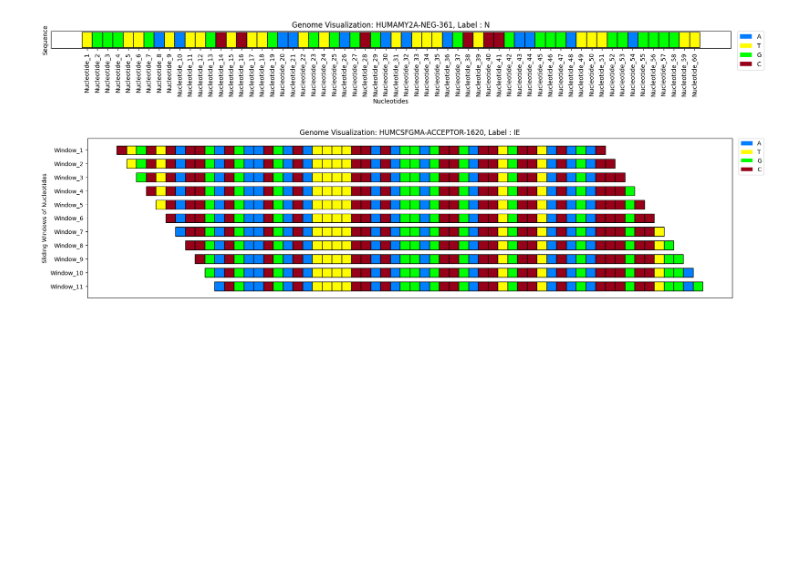
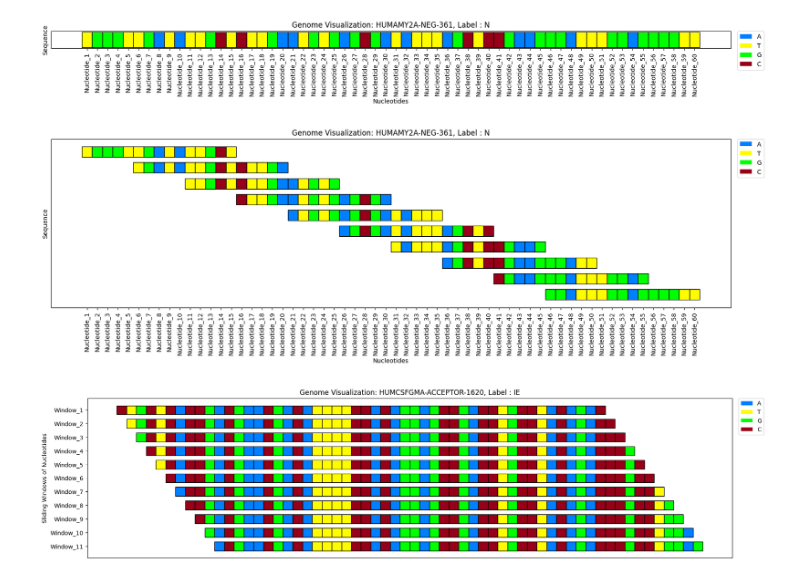
Before and after one commit to BodduSriPavan-111/kitikiplot, a Jupyter notebook: examples/Genome.ipynb, the cells around one changed output. Cells and saved outputs as stored; diff of their text form; code cells hidden in the pictures; blank space fills up the shorter version.

```diff
--- a/examples/Genome.ipynb
+++ b/examples/Genome.ipynb
@@ -78,6 +78,26 @@ ktk.plot(
         legend_kwargs= {"bbox_to_anchor": (1.01, 1), "loc":'upper left', "borderaxespad": 0.})
 # %% [output]
 [figure]
+# %%
+index= 0
+
+ktk= KitikiPlot( data= [i for i in df.iloc[index, 2]], stride= 5, window_length= 15 )
+
+ktk.plot(
+        figsize= (20, 5),
+        cell_width= 2,
+        cmap= {'A': '#007FFF', 'T': "#fffc00", "G": "#00ff00", "C": "#960018"},
+        transpose= True,
+        xlabel= "Nucleotides",
+        ylabel= "Sequence",
+        display_yticks= False,
+        xtick_prefix= "Nucleotide",
+        xticks_rotation= 90,
+        title= "Genome Visualization: "+df.iloc[index, 1].strip()+", Label : "+df.iloc[index,0].strip(),
+        display_legend= True,
+        legend_kwargs= {"bbox_to_anchor": (1.01, 1), "loc":'upper left', "borderaxespad": 0.})
+# %% [output]
+[figure, added]
 # %%
 index= 1
 
```
Also changed, not shown: parts of 1 cell of this notebook, 6 other files.
